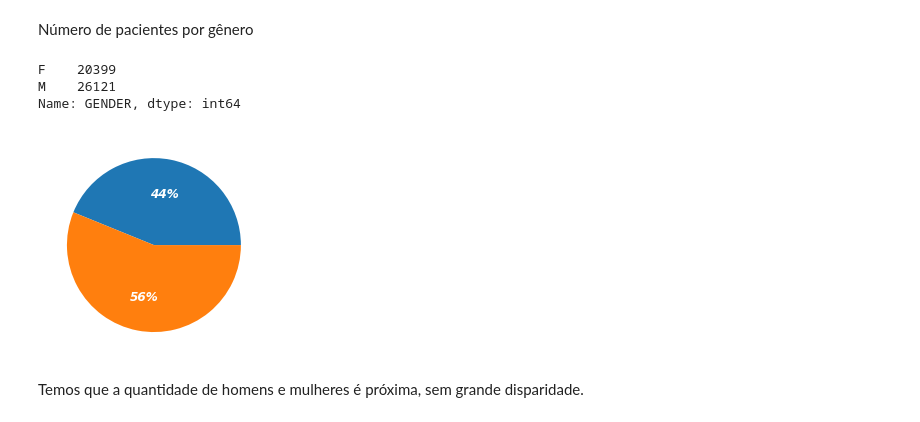
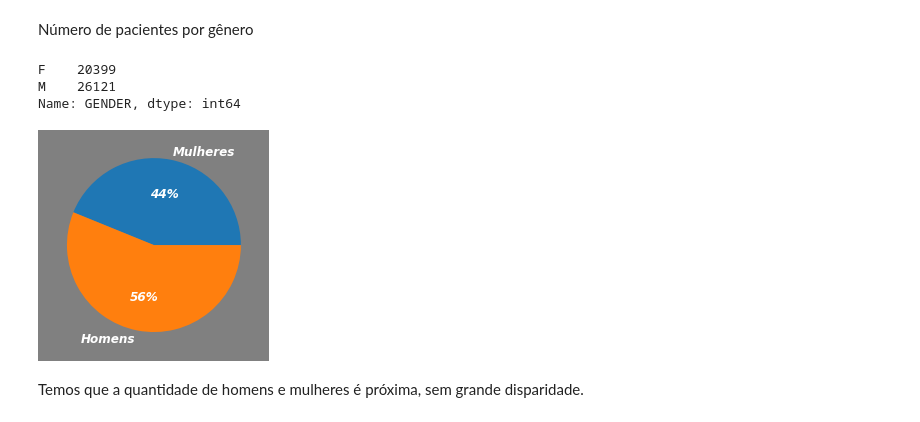
Before and after one commit to camila-cg/mimic-3, a Jupyter notebook: análise-exploratória.ipynb, the cells around one changed output. Saved outputs shown, nothing was run; the diff lists cells and outputs as text; code cells hidden in the pictures.

```diff
--- a/análise-exploratória.ipynb
+++ b/análise-exploratória.ipynb
@@ -38,13 +38,14 @@ tam_patients
 Número de pacientes por gênero
 # %%
 print(patients_df['GENDER'].value_counts(ascending=True, normalize=False))
+plt.figure(facecolor='grey')
 plt.pie(patients_df['GENDER'].value_counts(ascending=True), labels = ['Mulheres', 'Homens'], autopct='%.0f%%', textprops={'fontsize': 12, 'color': 'white', 'style': 'oblique', 'weight': 'bold'})
 plt.show()
 # %% [output]
 F    20399
 M    26121
 Name: GENDER, dtype: int64
-[figure, old version]
+[figure, new version]
 # %% [markdown]
 Temos que a quantidade de homens e mulheres é próxima, sem grande disparidade.
 # %% [markdown]
```
Also changed, not shown: parts of 5 cells of this notebook.
